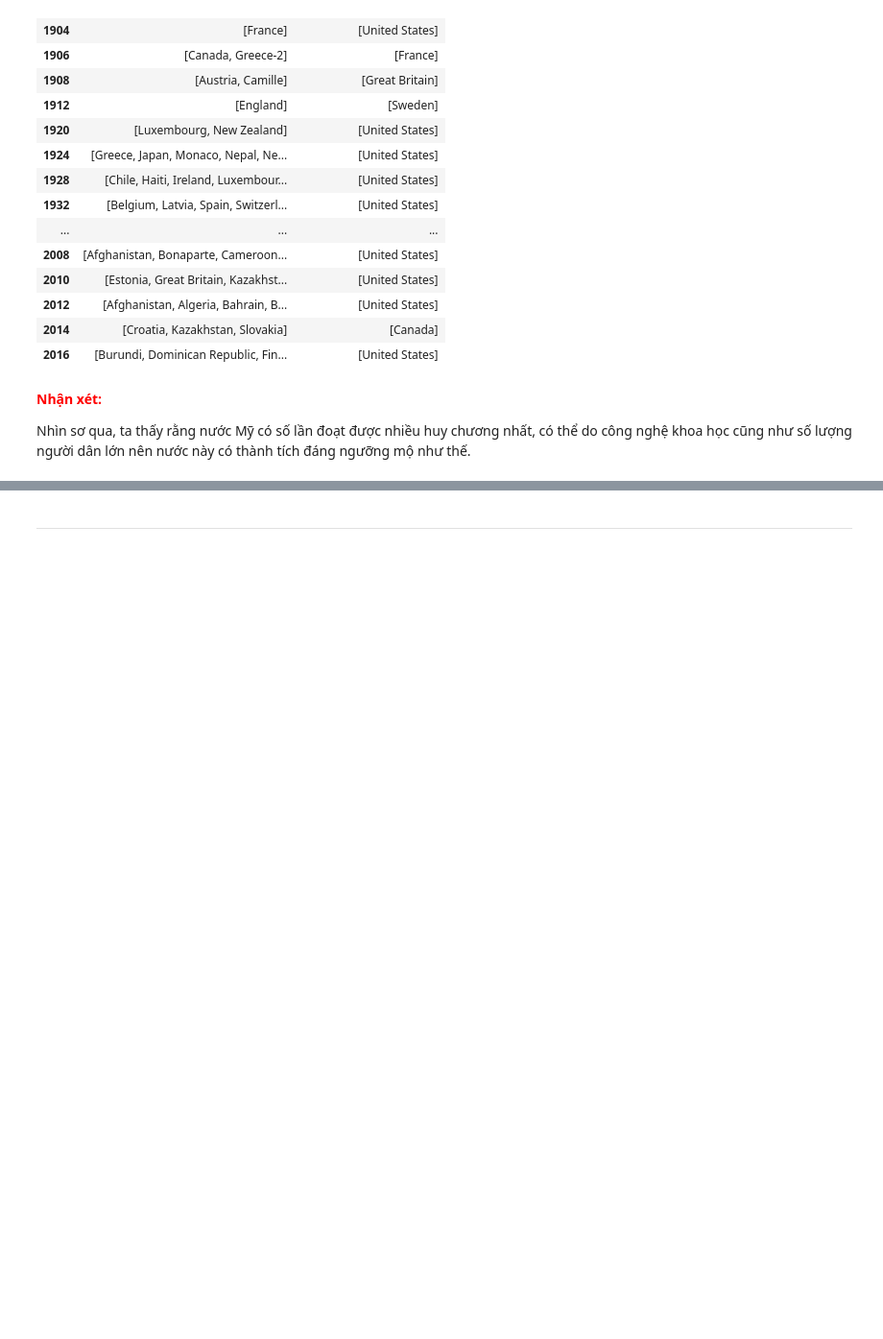
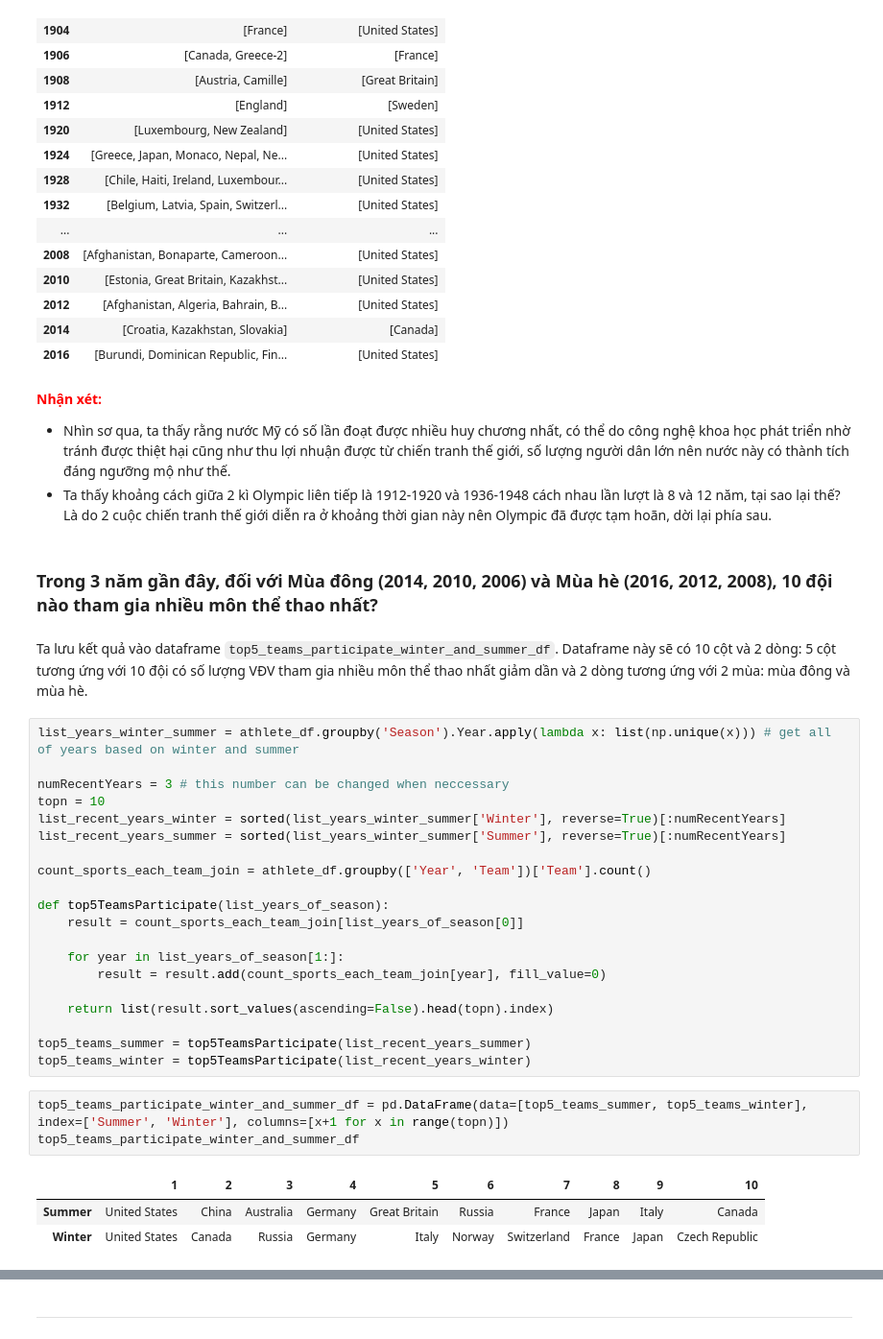
Before and after one commit to dtdung88/DSP-FinalProject, a Jupyter notebook: 1612908-DangTienDung.ipynb, the cells around one changed output, grey strips where cells are left out. Shown at 96% size. Cells and saved outputs as stored; diff of their text form; blank space fills up the shorter version.

```diff
--- a/1612908-DangTienDung.ipynb
+++ b/1612908-DangTienDung.ipynb
@@ -343,4 +347,36 @@ two_teams_each_year_df
 # %% [markdown]
 **<font color=red>Nhận xét:</font>**
 
-Nhìn sơ qua, ta thấy rằng nước Mỹ có số lần đoạt được nhiều huy chương nhất, có thể do công nghệ khoa học cũng như số lượng người dân lớn nên nước này có thành tích đáng ngưỡng mộ như thế.
+- Nhìn sơ qua, ta thấy rằng nước Mỹ có số lần đoạt được nhiều huy chương nhất, có thể do công nghệ khoa học phát triển nhờ tránh được thiệt hại cũng như thu lợi nhuận được từ chiến tranh thế giới, số lượng người dân lớn nên nước này có thành tích đáng ngưỡng mộ như thế.
+- Ta thấy khoảng cách giữa 2 kì Olympic liên tiếp là 1912-1920 và 1936-1948 cách nhau lần lượt là 8 và 12 năm, tại sao lại thế? Là do 2 cuộc chiến tranh thế giới diễn ra ở khoảng thời gian này nên Olympic đã được tạm hoãn, dời lại phía sau.
+# %% [markdown]
+### Trong 3 năm gần đây, đối với Mùa đông (2014, 2010, 2006) và Mùa hè (2016, 2012, 2008), 10 đội nào tham gia nhiều môn thể thao nhất?
+# %% [markdown]
+Ta lưu kết quả vào dataframe `top5_teams_participate_winter_and_summer_df`. Dataframe này sẽ có 10 cột và 2 dòng: 5 cột tương ứng với 10 đội có số lượng VĐV tham gia nhiều môn thể thao nhất giảm dần và 2 dòng tương ứng với 2 mùa: mùa đông và mùa hè.
+# %%
+list_years_winter_summer = athlete_df.groupby('Season').Year.apply(lambda x: list(np.unique(x))) # get all of years based on winter and summer
+
+numRecentYears = 3 # this number can be changed when neccessary
+topn = 10
+list_recent_years_winter = sorted(list_years_winter_summer['Winter'], reverse=True)[:numRecentYears]
+list_recent_years_summer = sorted(list_years_winter_summer['Summer'], reverse=True)[:numRecentYears]
+
+count_sports_each_team_join = athlete_df.groupby(['Year', 'Team'])['Team'].count()
+
+def top5TeamsParticipate(list_years_of_season):
+    result = count_sports_each_team_join[list_years_of_season[0]]
+
+    for year in list_years_of_season[1:]:
+        result = result.add(count_sports_each_team_join[year], fill_value=0)
+
+    return list(result.sort_values(ascending=False).head(topn).index)
+
+top5_teams_summer = top5TeamsParticipate(list_recent_years_summer)
+top5_teams_winter = top5TeamsParticipate(list_recent_years_winter)
+# %%
+top5_teams_participate_winter_and_summer_df = pd.DataFrame(data=[top5_teams_summer, top5_teams_winter], index=['Summer', 'Winter'], columns=[x+1 for x in range(topn)])
+top5_teams_participate_winter_and_summer_df
+# %% [output]
+|  | 1 | 2 | 3 | 4 | 5 | 6 | 7 | 8 | 9 | 10 |
+| Summer | United States | China | Australia | Germany | Great Britain | Russia | France | Japan | Italy | Canada |
+| Winter | United States | Canada | Russia | Germany | Italy | Norway | Switzerland | France | Japan | Czech Republic |
```
Also changed, not shown: parts of 8 cells of this notebook.
